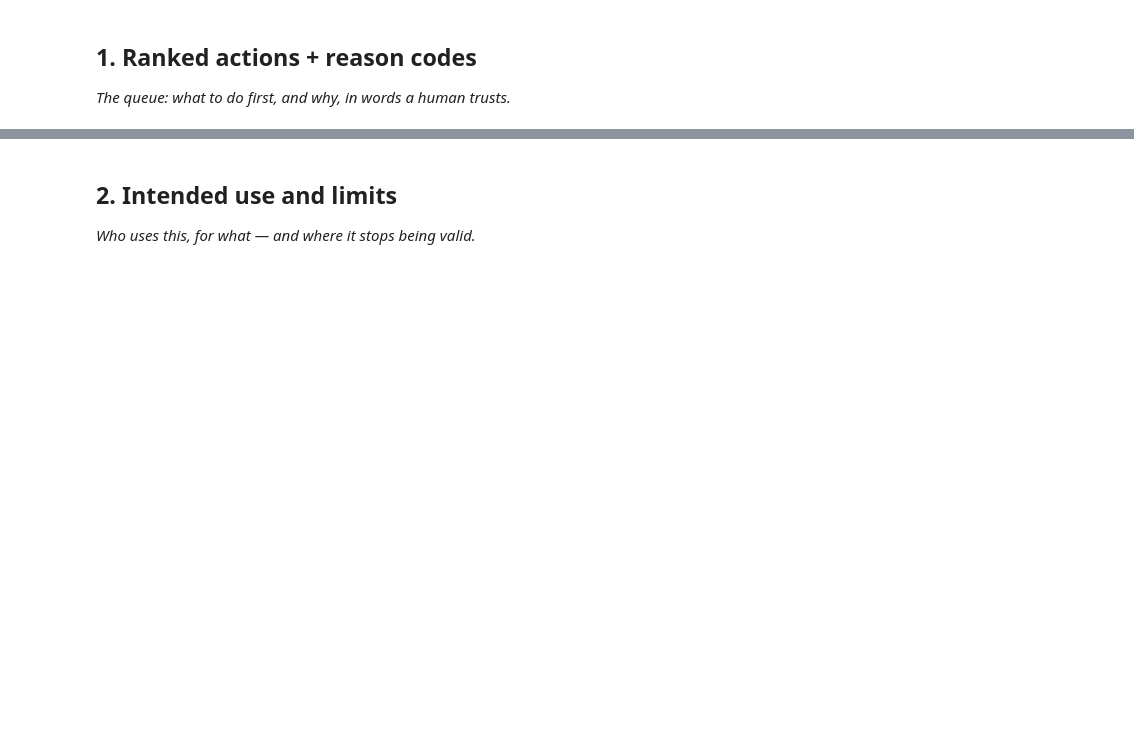
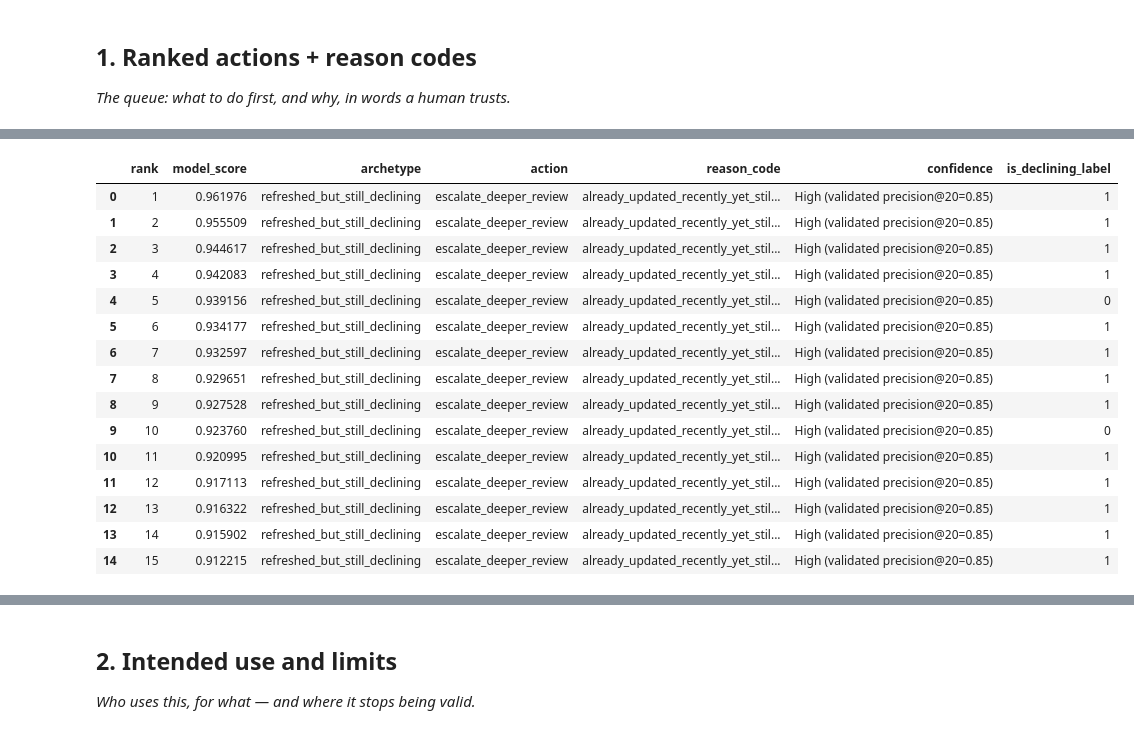
Before and after one commit to reetuparabat/flyrank-ml-internship, a Jupyter notebook: work/notebooks/w07_action_playbook.ipynb, the cells around one changed output, grey strips where cells are left out. Drawn from its saved outputs; the diff is of its cells as text; code cells hidden in the pictures; blank space fills up the shorter version.

```diff
--- a/work/notebooks/w07_action_playbook.ipynb
+++ b/work/notebooks/w07_action_playbook.ipynb
@@ -12,0 +86,55 @@ This skeleton is yours to fill. Work the sections **in order** — each one has
+# %%
+# Thresholds computed from TRAIN ONLY -- reason-code logic must not peek at test
+thresholds = {
+    'low_visibility_days': train_g['days_with_impressions'].quantile(0.25),
+    'high_age_days': train_g['content_age_days'].quantile(0.75),
+    'low_impressions_90d': train_g['impressions_90d'].quantile(0.25),
+    'high_impressions_90d': train_g['impressions_90d'].quantile(0.75),
+    'stale_update_days': train_g['days_since_last_update'].quantile(0.75),
+}
+
+def assign_archetype(row):
+    """Archetype -> action mapping. Order matters: more specific, more
+    actionable categories are checked before generic fallbacks."""
+    recently_updated = row['days_since_last_update'] <= 30
+    stale = row['days_since_last_update'] >= thresholds['stale_update_days']
+    thin = row['impressions_90d'] <= thresholds['low_impressions_90d']
+    high_value = row['impressions_90d'] >= thresholds['high_impressions_90d']
+    score = row['model_score']
+
+    if score < 0.3:
+        return 'healthy', 'monitor', 'stable_low_risk'
+    if score >= 0.5 and high_value:
+        return 'high_value_declining', 'protect_priority_review', 'high_traffic_page_showing_decline_signal'
+    if score >= 0.5 and recently_updated:
+        return 'refreshed_but_still_declining', 'escalate_deeper_review', 'already_updated_recently_yet_still_flagged'
+    if score >= 0.5 and stale:
+        return 'stale_and_declining', 'refresh', 'content_aging_without_recent_update'
+    if score >= 0.5 and thin:
+        return 'thin_traffic_declining', 'evaluate_prune_or_consolidate', 'low_volume_declining_marginal_value'
+    if score >= 0.5:
+        return 'moderate_signal', 'monitor_closely', 'declining_signal_without_a_dominant_driver'
+    return 'watch', 'monitor', 'borderline_score_below_action_threshold'
+
+results = test_g.apply(lambda r: assign_archetype(r), axis=1, result_type='expand')
+test_g['archetype'], test_g['action'], test_g['reason_code'] = results[0], results[1], results[2]
+
+def confidence_band(rank):
+    if rank <= 20: return f'High (validated precision@20={p20:.2f})'
+    elif rank <= 50: return f'Medium (validated precision@50={p50:.2f})'
+    elif rank <= 100: return f'Low-Medium (validated precision@100={p100:.2f})'
+    return 'Low (beyond validated K range -- spot-check only)'
+
+queue = test_g.sort_values('model_score', ascending=False).reset_index(drop=True)
+queue['rank'] = queue.index + 1
+queue['confidence'] = queue['rank'].apply(confidence_band)
+
+print('Archetype distribution, whole queue:')
+print(queue['archetype'].value_counts())
+print()
+print('Archetype distribution, top 100 only (this is what gets acted on first):')
+print(queue.head(100)['archetype'].value_counts())
+
+cols_show = ['rank','model_score','archetype','action','reason_code','confidence', TARGET]
+queue[cols_show].head(15)
+# %% [output]
@@ -12,0 +159,16 @@ This skeleton is yours to fill. Work the sections **in order** — each one has
+|  | rank | model_score | archetype | action | reason_code | confidence | is_declining_label |
+| 0 | 1 | 0.961976 | refreshed_but_still_declining | escalate_deeper_review | already_updated_recently_yet_stil... | High (validated precision@20=0.85) | 1 |
+| 1 | 2 | 0.955509 | refreshed_but_still_declining | escalate_deeper_review | already_updated_recently_yet_stil... | High (validated precision@20=0.85) | 1 |
+| 2 | 3 | 0.944617 | refreshed_but_still_declining | escalate_deeper_review | already_updated_recently_yet_stil... | High (validated precision@20=0.85) | 1 |
+| 3 | 4 | 0.942083 | refreshed_but_still_declining | escalate_deeper_review | already_updated_recently_yet_stil... | High (validated precision@20=0.85) | 1 |
+| 4 | 5 | 0.939156 | refreshed_but_still_declining | escalate_deeper_review | already_updated_recently_yet_stil... | High (validated precision@20=0.85) | 0 |
+| 5 | 6 | 0.934177 | refreshed_but_still_declining | escalate_deeper_review | already_updated_recently_yet_stil... | High (validated precision@20=0.85) | 1 |
+| 6 | 7 | 0.932597 | refreshed_but_still_declining | escalate_deeper_review | already_updated_recently_yet_stil... | High (validated precision@20=0.85) | 1 |
+| 7 | 8 | 0.929651 | refreshed_but_still_declining | escalate_deeper_review | already_updated_recently_yet_stil... | High (validated precision@20=0.85) | 1 |
+| 8 | 9 | 0.927528 | refreshed_but_still_declining | escalate_deeper_review | already_updated_recently_yet_stil... | High (validated precision@20=0.85) | 1 |
+| 9 | 10 | 0.923760 | refreshed_but_still_declining | escalate_deeper_review | already_updated_recently_yet_stil... | High (validated precision@20=0.85) | 0 |
+| 10 | 11 | 0.920995 | refreshed_but_still_declining | escalate_deeper_review | already_updated_recently_yet_stil... | High (validated precision@20=0.85) | 1 |
+| 11 | 12 | 0.917113 | refreshed_but_still_declining | escalate_deeper_review | already_updated_recently_yet_stil... | High (validated precision@20=0.85) | 1 |
+| 12 | 13 | 0.916322 | refreshed_but_still_declining | escalate_deeper_review | already_updated_recently_yet_stil... | High (validated precision@20=0.85) | 1 |
+| 13 | 14 | 0.915902 | refreshed_but_still_declining | escalate_deeper_review | already_updated_recently_yet_stil... | High (validated precision@20=0.85) | 1 |
+| 14 | 15 | 0.912215 | refreshed_but_still_declining | escalate_deeper_review | already_updated_recently_yet_stil... | High (validated precision@20=0.85) | 1 |
```
Also changed, not shown: parts of 11 cells of this notebook.
